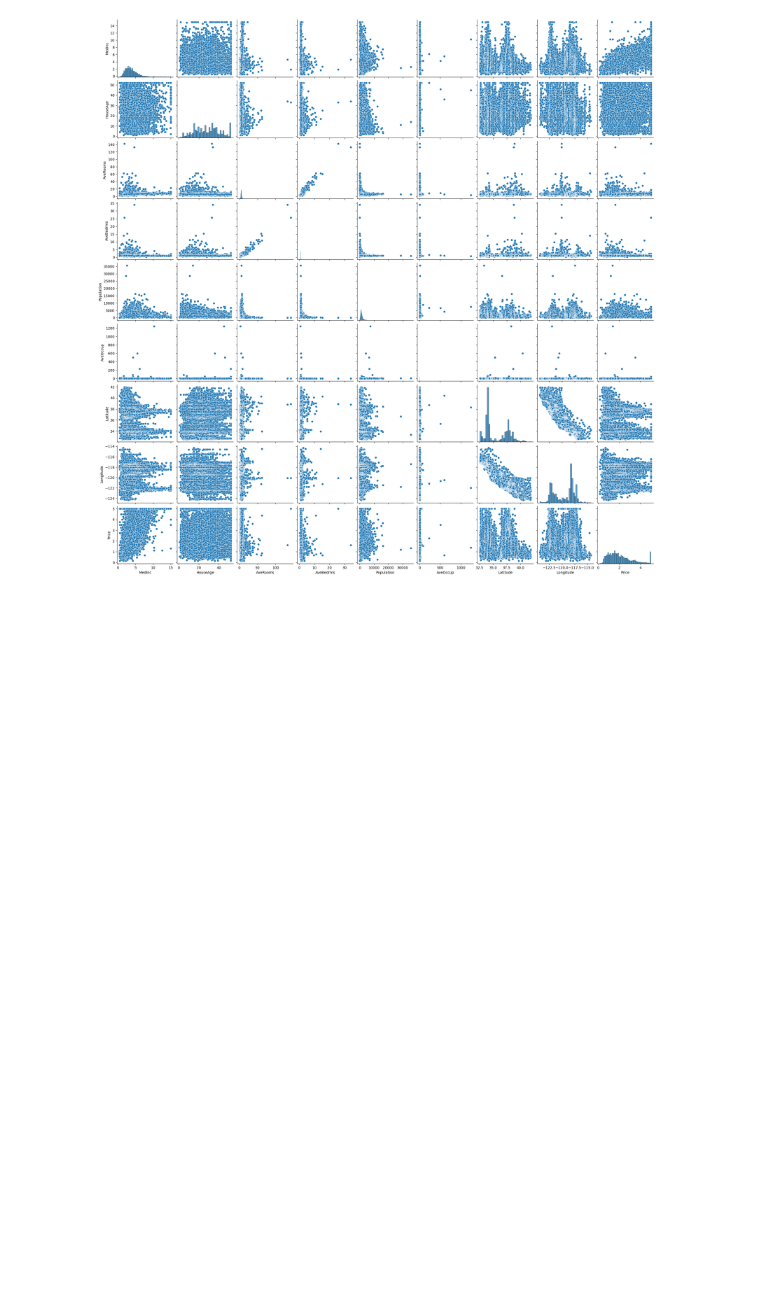
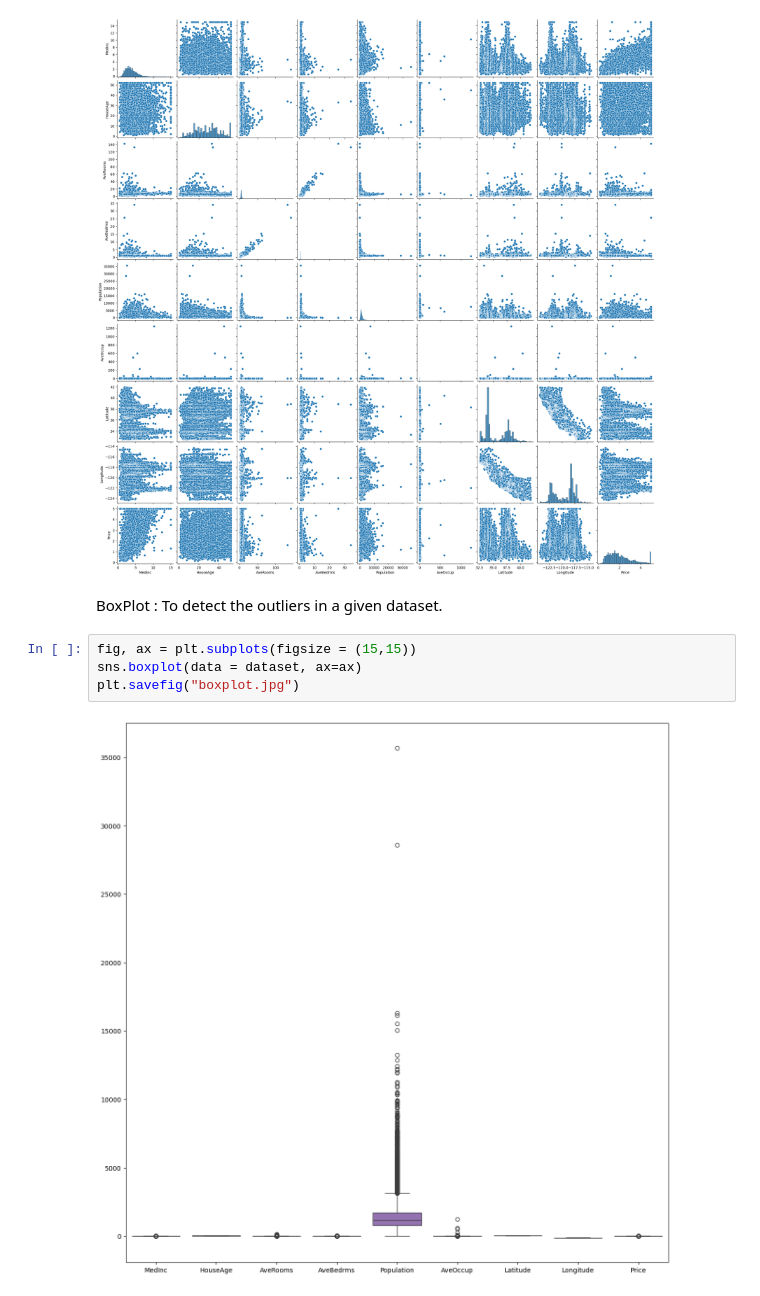
Before and after one commit to quickish007/Predicting_California_House_Price, a Jupyter notebook: Predicting_California_House_Price.ipynb, the cells around one changed output. Cells and saved outputs as stored; diff of their text form; blank space fills up the shorter version.

```diff
--- a/Predicting_California_House_Price.ipynb
+++ b/Predicting_California_House_Price.ipynb
@@ -192,3 +192,11 @@ sns.pairplot(dataset)
 # %% [output]
 <seaborn.axisgrid.PairGrid at 0x...>
 [figure]
+# %% [markdown]
+BoxPlot : To detect the outliers in a given dataset.
+# %%
+fig, ax = plt.subplots(figsize = (15,15))
+sns.boxplot(data = dataset, ax=ax)
+plt.savefig("boxplot.jpg")
+# %% [output]
+[figure, added]
```
Also changed, not shown: parts of 36 cells of this notebook.
